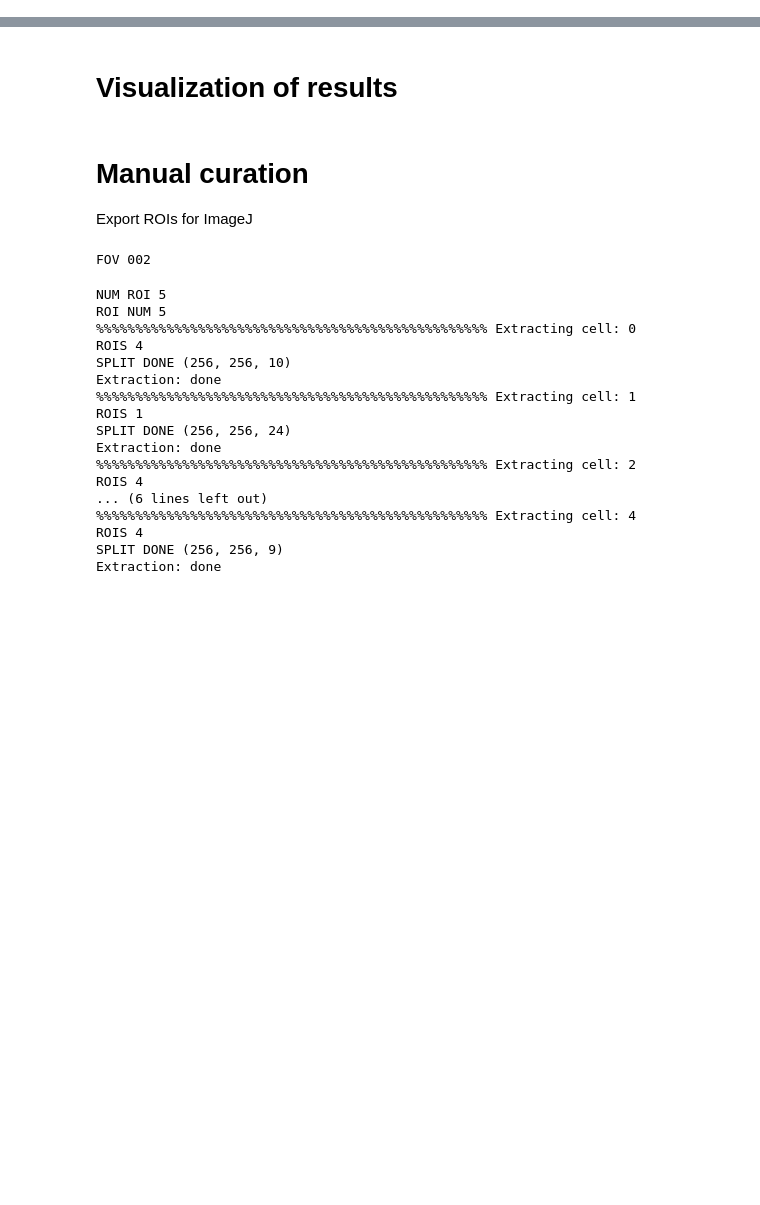
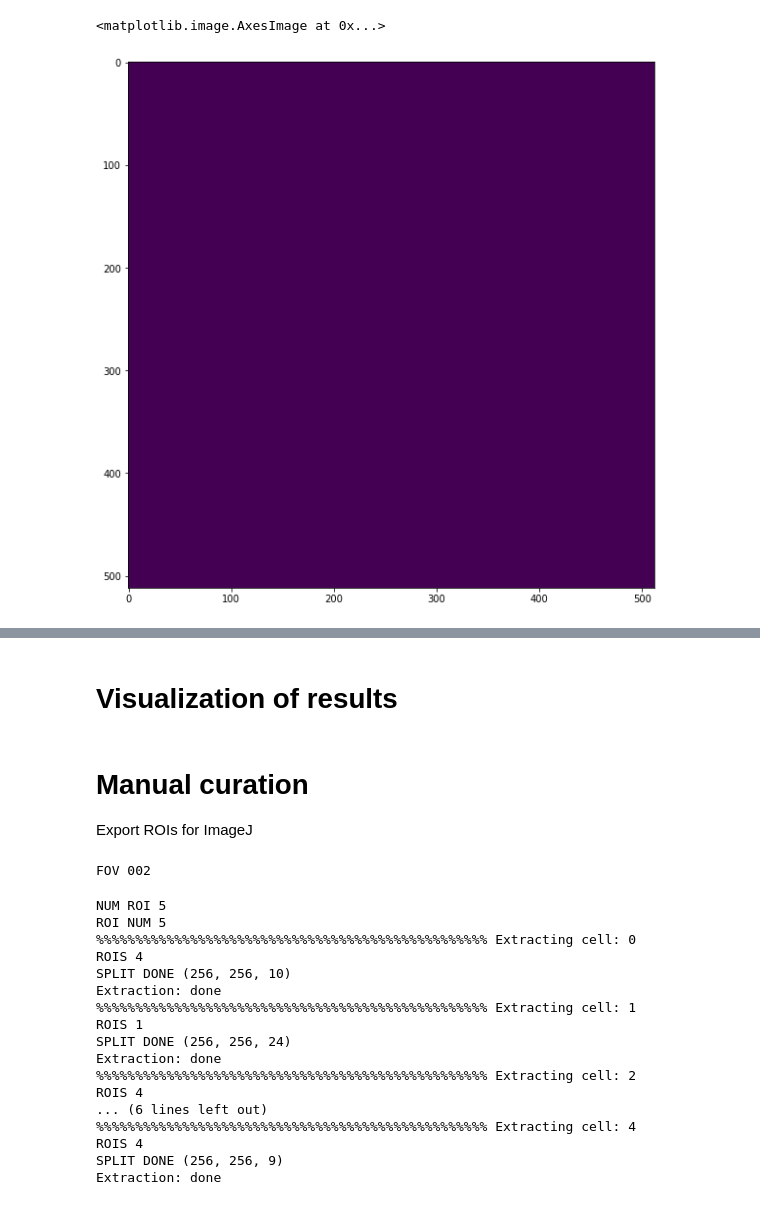
Before and after one commit to jbonato1/ASTRA, a Jupyter notebook: notebook/dev/tdtom/PP_06um/Inference_Pipeline_tdTom_06um.ipynb, the cells around one changed output, grey strips where cells are left out. Saved outputs shown, nothing was run; the diff lists cells and outputs as text; code cells hidden in the pictures; blank space fills up the shorter version.

```diff
--- a/notebook/dev/tdtom/PP_06um/Inference_Pipeline_tdTom_06um.ipynb
+++ b/notebook/dev/tdtom/PP_06um/Inference_Pipeline_tdTom_06um.ipynb
@@ -1006,3 +1202,9 @@ plt.imshow(Res_1)
+# %%
+plt.figure(figsize=(10,10))
+plt.imshow(mask)
+# %% [output]
+<matplotlib.image.AxesImage at 0x...>
+[figure, added]
 # %%
 plt.figure(figsize=(10,10))
 plt.imshow(image_to_plot)
```
Also changed, not shown: parts of 14 cells of this notebook, 3 other files.
